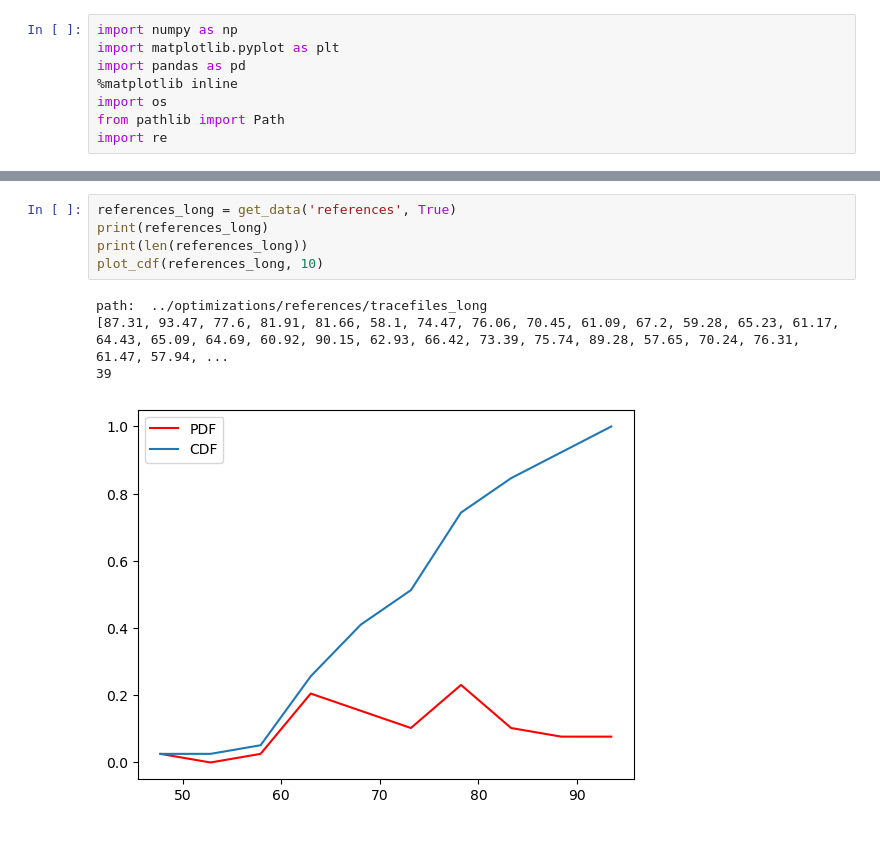
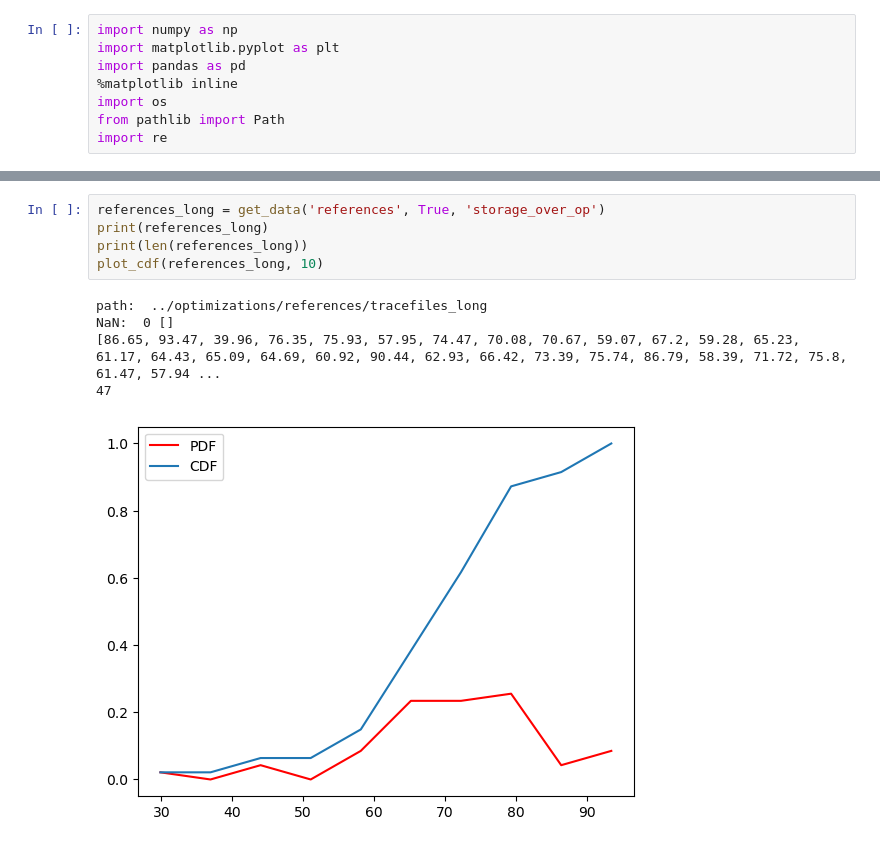
Before and after one commit to HaoxianChen/smart-contracts, a Jupyter notebook: analysis/cdf.ipynb, the cells around one changed output, grey strips where cells are left out. Cells and saved outputs as stored; diff of their text form.

```diff
--- a/analysis/cdf.ipynb
+++ b/analysis/cdf.ipynb
@@ -58,10 +136,11 @@ path:  ../optimizations/dsc/tracefiles_long
 # %%
-references_long = get_data('references', True)
+references_long = get_data('references', True, 'storage_over_op')
 print(references_long)
 print(len(references_long))
 plot_cdf(references_long, 10)
 # %% [output]
 path:  ../optimizations/references/tracefiles_long
-[87.31, 93.47, 77.6, 81.91, 81.66, 58.1, 74.47, 76.06, 70.45, 61.09, 67.2, 59.28, 65.23, 61.17, 64.43, 65.09, 64.69, 60.92, 90.15, 62.93, 66.42, 73.39, 75.74, 89.28, 57.65, 70.24, 76.31, 61.47, 57.94, ...
-39
+NaN:  0 []
+[86.65, 93.47, 39.96, 76.35, 75.93, 57.95, 74.47, 70.08, 70.67, 59.07, 67.2, 59.28, 65.23, 61.17, 64.43, 65.09, 64.69, 60.92, 90.44, 62.93, 66.42, 73.39, 75.74, 86.79, 58.39, 71.72, 75.8, 61.47, 57.94 ...
+47
-[figure, old version]
+[figure, new version]
```
Also changed, not shown: parts of 15 cells of this notebook, 49 other files.
